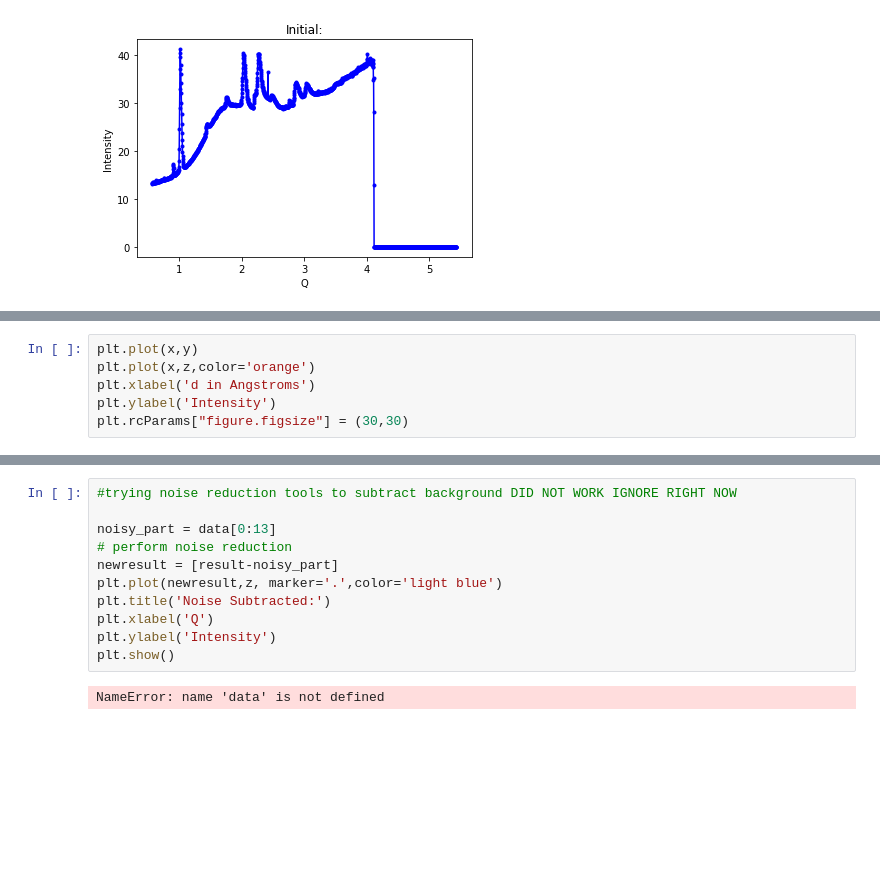
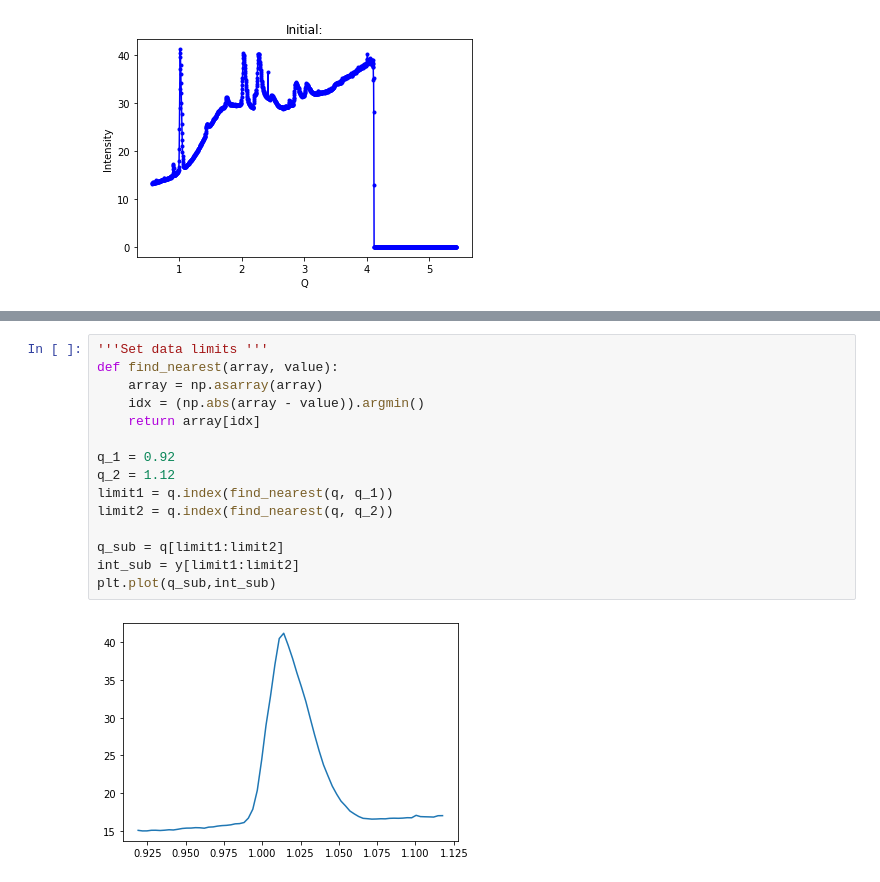
Before and after one commit to Wellesley-Solar/XRD_Tools, a Jupyter notebook: Python Programs/XRD Analysis/plot raw data & find peaks 4 28 20-checkpoint.ipynb, the cells around one changed output, grey strips where cells are left out. Saved outputs shown, nothing was run; the diff lists cells and outputs as text; blank space fills up the shorter version.

Commit message:
Update plot raw data & find peaks 4 28 20-checkpoint.ipynb
Working on guassian fitting in becky's slighlty updated code. Will look at Gabe's solution and push to master

```diff
--- a/Python Programs/XRD Analysis/plot raw data & find peaks 4 28 20-checkpoint.ipynb
+++ b/Python Programs/XRD Analysis/plot raw data & find peaks 4 28 20-checkpoint.ipynb
@@ -179,6 +57,0 @@ NameError: name 'newX' is not defined
-# %%
-plt.plot(x,y)
-plt.plot(x,z,color='orange')
-plt.xlabel('d in Angstroms')
-plt.ylabel('Intensity')
-plt.rcParams["figure.figsize"] = (30,30)
@@ -325,13 +58,17 @@ print("p = " + str(p2))
-# %%
-#trying noise reduction tools to subtract background DID NOT WORK IGNORE RIGHT NOW
-
-noisy_part = data[0:13]
-# perform noise reduction
-newresult = [result-noisy_part]
-plt.plot(newresult,z, marker='.',color='light blue')
-plt.title('Noise Subtracted:')
-plt.xlabel('Q')
-plt.ylabel('Intensity')
-plt.show()
-# %% [output]
-NameError: name 'data' is not defined
+# %%
+'''Set data limits '''
+def find_nearest(array, value):
+    array = np.asarray(array)
+    idx = (np.abs(array - value)).argmin()
+    return array[idx]
+
+q_1 = 0.92
+q_2 = 1.12
+limit1 = q.index(find_nearest(q, q_1))
+limit2 = q.index(find_nearest(q, q_2))
+
+q_sub = q[limit1:limit2]
+int_sub = y[limit1:limit2]
+plt.plot(q_sub,int_sub)
+# %% [output]
+[figure, added]
```
Also changed, not shown: parts of 17 cells of this notebook.
